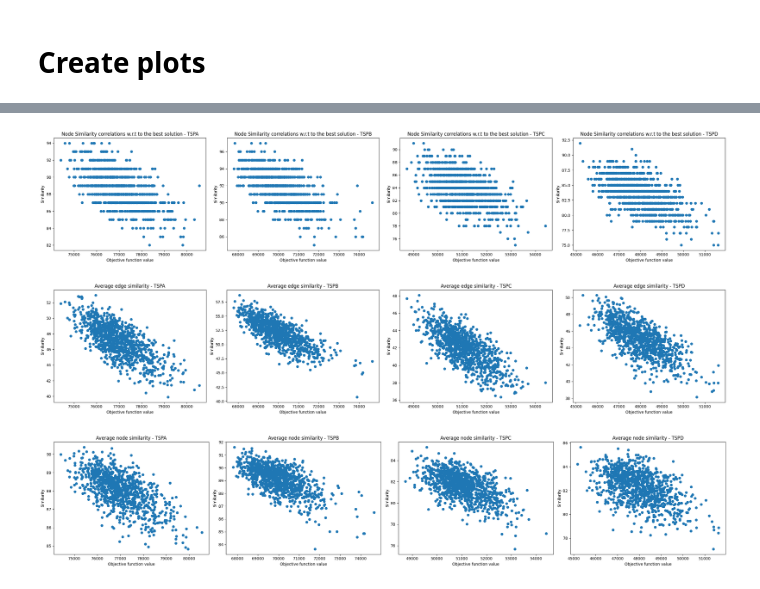
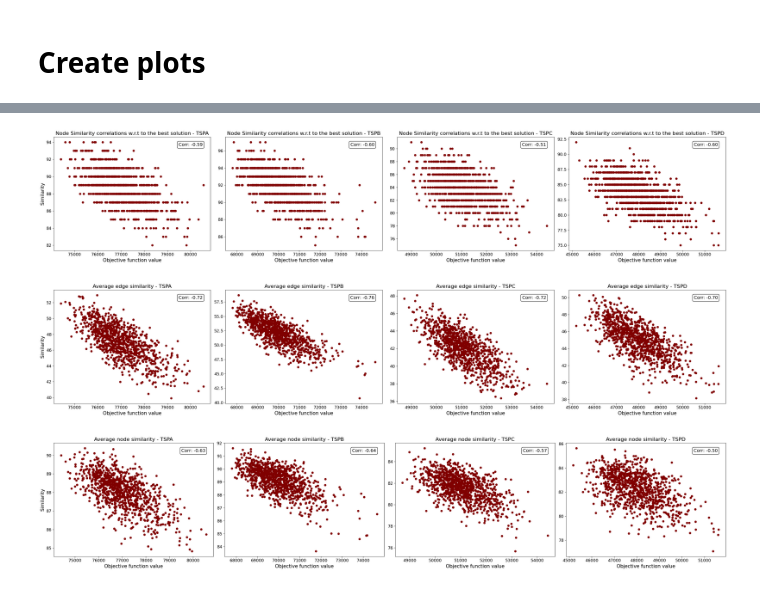
Before and after one commit to JankowskiDaniel/evolutionary-computation, a Jupyter notebook: assignment8/experiments.ipynb, the cells around one changed output, grey strips where cells are left out. Cells and saved outputs as stored; diff of their text form; code cells hidden in the pictures.

Commit message:
Final plots

```diff
--- a/assignment8/experiments.ipynb
+++ b/assignment8/experiments.ipynb
@@ -157,21 +166,28 @@ plt.show()
 # %%
-def plot_similarity_distribution(ax, solutions, label):
+def plot_similarity_distribution(ax, solutions, label, show_ylabel=False):
     # Compute the similarity distribution
     similarities = [solutions[sol]["best_node_similarity"] for sol in solutions]
     similarities = np.array(similarities)
     scores = [solutions[sol]["score"] for sol in solutions]
     scores = np.array(scores)
 
-    ax.scatter(scores, similarities, label=label)
-    ax.set_title(f"Node Similarity correlations w.r.t to the best solution - TSP{label}")
-    ax.set_xlabel("Objective function value")
-    ax.set_ylabel("Similarity")
+    correlation_coefficient, _ = pearsonr(scores, similarities)
+    ax.scatter(scores, similarities, label=label, c=["#800000"])
+    ax.annotate(f'Corr: {correlation_coefficient:.2f}', xy=(0.95, 0.95), xycoords='axes fraction',
+                ha='right', va='top', fontsize=14, bbox=dict(boxstyle='round,pad=0.3', edgecolor='black', facecolor='white'))
+
+    ax.set_title(f"Node Similarity correlations w.r.t to the best solution - TSP{label}", fontsize=16)
+    ax.set_xlabel("Objective function value", fontsize=15)
+    if show_ylabel:
+        ax.set_ylabel("Similarity", fontsize=15)
+    ax.tick_params(axis='both', which='major', labelsize=13)
 
 # Assuming solutions_a, solutions_b, solutions_c, and solutions_d are defined
-fig, axs = plt.subplots(1, 4, figsize=(25, 5))  # 1 row, 4 columns
+# fig, axs = plt.subplots(1, 4, figsize=(25, 5))  # 1 row, 4 columns
+fig, axs = plt.subplots(1, 4, figsize=(30, 6), dpi=100)
 
 # Plot each set of solutions on a separate subplot
-plot_similarity_distribution(axs[0], solutions_a, "A")
+plot_similarity_distribution(axs[0], solutions_a, "A", show_ylabel=True)
 plot_similarity_distribution(axs[1], solutions_b, "B")
 plot_similarity_distribution(axs[2], solutions_c, "C")
 plot_similarity_distribution(axs[3], solutions_d, "D")
@@ -180,25 +196,32 @@ plot_similarity_distribution(axs[3], solutions_d, "D")
 plt.tight_layout()
 plt.show()
 # %% [output]
-[figure, old version]
+[figure, new version]
 # %%
-def plot_similarity_distribution(ax, solutions, label):
+def plot_similarity_distribution(ax, solutions, label, show_ylabel=False):
     # Compute the similarity distribution
     similarities = [solutions[sol]["avg_edge_similarity"] for sol in solutions]
     similarities = np.array(similarities)
     scores = [solutions[sol]["score"] for sol in solutions]
     scores = np.array(scores)
 
-    ax.scatter(scores, similarities, label=label)
-    ax.set_title(f"Average edge similarity - TSP{label}")
-    ax.set_xlabel("Objective function value")
-    ax.set_ylabel("Similarity")
+    correlation_coefficient, _ = pearsonr(scores, similarities)
+    ax.scatter(scores, similarities, label=label, c=["#800000"])
+    ax.annotate(f'Corr: {correlation_coefficient:.2f}', xy=(0.95, 0.95), xycoords='axes fraction',
+                ha='right', va='top', fontsize=14, bbox=dict(boxstyle='round,pad=0.3', edgecolor='black', facecolor='white'))
+
+    ax.set_title(f"Average edge similarity - TSP{label}", fontsize=16)
+    ax.set_xlabel("Objective function value", fontsize=15)
+    if show_ylabel:
+        ax.set_ylabel("Similarity", fontsize=15)
+    ax.tick_params(axis='both', which='major', labelsize=13)
 
 # Assuming solutions_a, solutions_b, solutions_c, and solutions_d are defined
-fig, axs = plt.subplots(1, 4, figsize=(25, 5))  # 1 row, 4 columns
+# fig, axs = plt.subplots(1, 4, figsize=(25, 5))  # 1 row, 4 columns
+fig, axs = plt.subplots(1, 4, figsize=(30, 6), dpi=100)
 
 # Plot each set of solutions on a separate subplot
-plot_similarity_distribution(axs[0], solutions_a, "A")
+plot_similarity_distribution(axs[0], solutions_a, "A", show_ylabel=True)
 plot_similarity_distribution(axs[1], solutions_b, "B")
 plot_similarity_distribution(axs[2], solutions_c, "C")
 plot_similarity_distribution(axs[3], solutions_d, "D")
@@ -207,31 +230,38 @@ plot_similarity_distribution(axs[3], solutions_d, "D")
 plt.tight_layout()
 plt.show()
 # %% [output]
-[figure, old version]
+[figure, new version]
 # %%
-def plot_similarity_distribution(ax, solutions, label):
+def plot_similarity_distribution(ax, solutions, label, show_ylabel=False):
     # Compute the similarity distribution
     similarities = [solutions[sol]["avg_node_similarity"] for sol in solutions]
     similarities = np.array(similarities)
     scores = [solutions[sol]["score"] for sol in solutions]
     scores = np.array(scores)
 
-    ax.scatter(scores, similarities, label=label)
-    ax.set_title(f"Average node similarity - TSP{label}")
-    ax.set_xlabel("Objective function value")
-    ax.set_ylabel("Similarity")
+    correlation_coefficient, _ = pearsonr(scores, similarities)
+    ax.scatter(scores, similarities, label=label, c=["#800000"])
+    ax.annotate(f'Corr: {correlation_coefficient:.2f}', xy=(0.95, 0.95), xycoords='axes fraction',
+                ha='right', va='top', fontsize=14, bbox=dict(boxstyle='round,pad=0.3', edgecolor='black', facecolor='white'))
+
+    ax.set_title(f"Average node similarity - TSP{label}", fontsize=16)
+    ax.set_xlabel("Objective function value", fontsize=15)
+    if show_ylabel:
+        ax.set_ylabel("Similarity", fontsize=15)
+    ax.tick_params(axis='both', which='major', labelsize=13)
 
 # Assuming solutions_a, solutions_b, solutions_c, and solutions_d are defined
-fig, axs = plt.subplots(1, 4, figsize=(25, 5))  # 1 row, 4 columns
+# fig, axs = plt.subplots(1, 4, figsize=(25, 5))  # 1 row, 4 columns
+fig, axs = plt.subplots(1, 4, figsize=(30, 6), dpi=100)
 
 # Plot each set of solutions on a separate subplot
-plot_similarity_distribution(axs[0], solutions_a, "A")
+plot_similarity_distribution(axs[0], solutions_a, "A", show_ylabel=True)
 plot_similarity_distribution(axs[1], solutions_b, "B")
 plot_similarity_distribution(axs[2], solutions_c, "C")
 plot_similarity_distribution(axs[3], solutions_d, "D")
 
 # Adjust layout and show the plot
 plt.tight_layout()
 plt.show()
 # %% [output]
-[figure, old version]
+[figure, new version]
```
Also changed, not shown: parts of 2 cells of this notebook, 5 other files.
